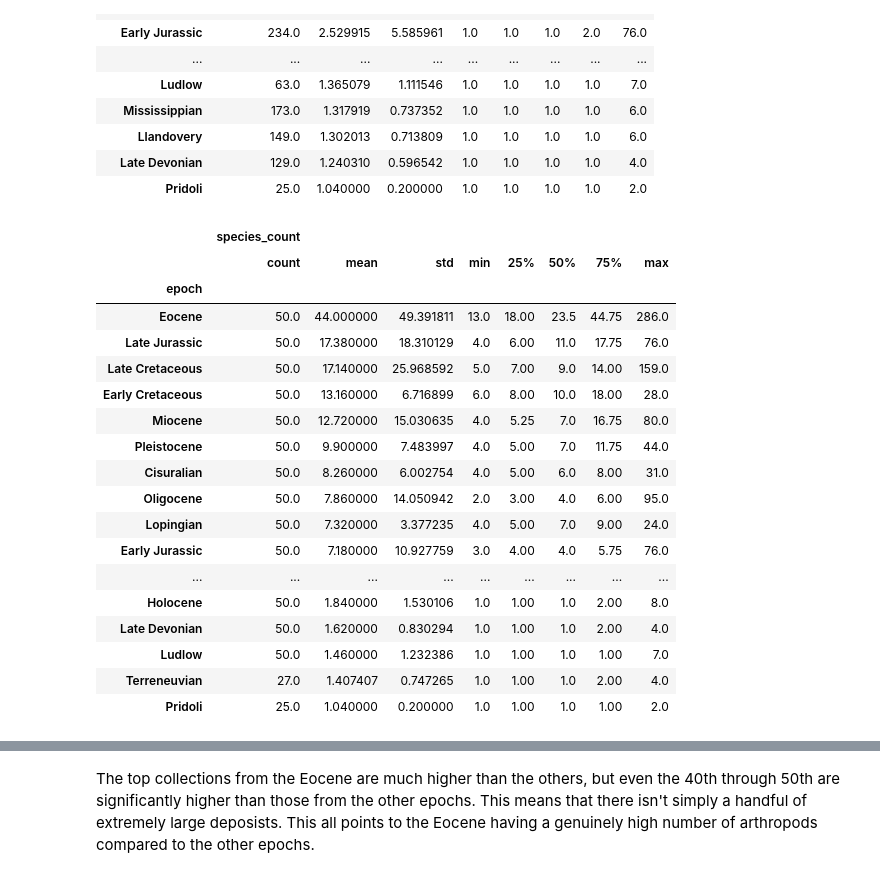
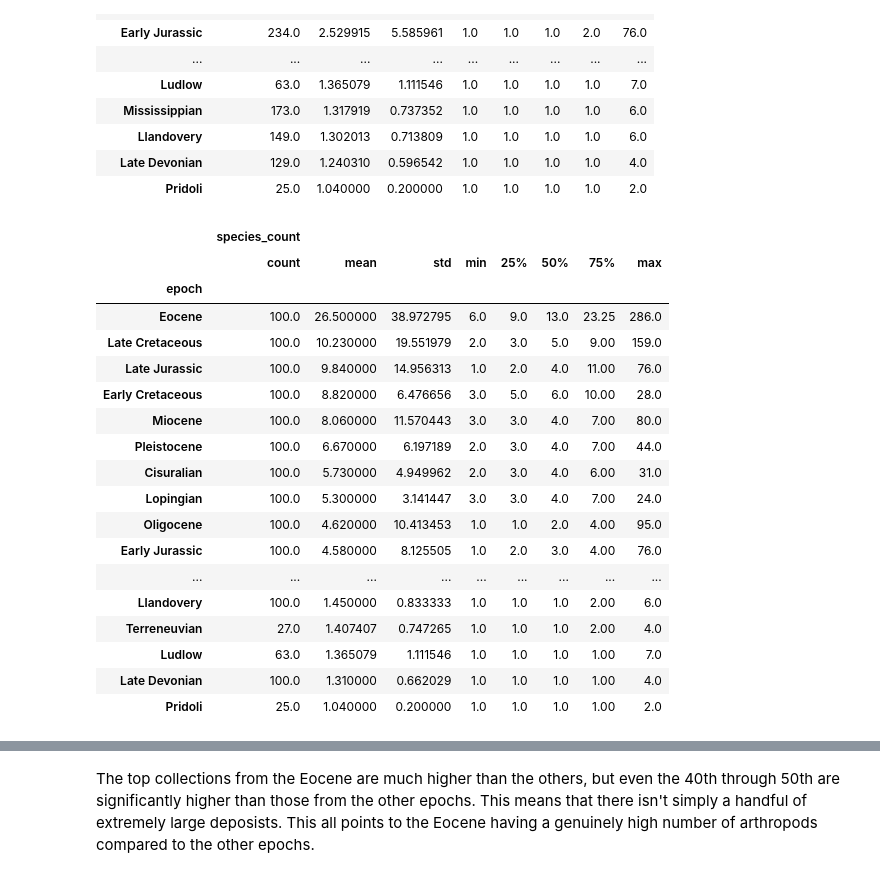
Before and after one commit to Dworlock11/Arthropod-Fossil-Diversity-Analysis, a Jupyter notebook: notebooks/02_analysis.ipynb, the cells around one changed output, grey strips where cells are left out. Drawn from its saved outputs; the diff is of its cells as text; code cells hidden in the pictures.

```diff
--- a/notebooks/02_analysis.ipynb
+++ b/notebooks/02_analysis.ipynb
@@ -550,36 +500,36 @@ coll_stats_per_epoch
 | Late Devonian | 129.0 | 1.240310 | 0.596542 | 1.0 | 1.0 | 1.0 | 1.0 | 4.0 |
 | Pridoli | 25.0 | 1.040000 | 0.200000 | 1.0 | 1.0 | 1.0 | 1.0 | 2.0 |
 # %%
-top_20_coll_stats_per_epoch = (
+top_100_coll_stats_per_epoch = (
     arth_data.groupby(["epoch", "collection_no"])
       .agg(species_count=("accepted_name", "nunique"))
       .sort_values("species_count", ascending=False)
       .groupby("epoch")
-      .head(50)
+      .head(100)
       .groupby("epoch")
       .describe()
       .sort_values(("species_count", "mean"), ascending=False)
 )
 
-top_20_coll_stats_per_epoch
+top_100_coll_stats_per_epoch
 # %% [output]
 |  | species_count |  |  |  |  |  |  |  |
 |  | count | mean | std | min | 25% | 50% | 75% | max |
 | epoch |  |  |  |  |  |  |  |  |
-| Eocene | 50.0 | 44.000000 | 49.391811 | 13.0 | 18.00 | 23.5 | 44.75 | 286.0 |
-| Late Jurassic | 50.0 | 17.380000 | 18.310129 | 4.0 | 6.00 | 11.0 | 17.75 | 76.0 |
-| Late Cretaceous | 50.0 | 17.140000 | 25.968592 | 5.0 | 7.00 | 9.0 | 14.00 | 159.0 |
-| Early Cretaceous | 50.0 | 13.160000 | 6.716899 | 6.0 | 8.00 | 10.0 | 18.00 | 28.0 |
-| Miocene | 50.0 | 12.720000 | 15.030635 | 4.0 | 5.25 | 7.0 | 16.75 | 80.0 |
-| Pleistocene | 50.0 | 9.900000 | 7.483997 | 4.0 | 5.00 | 7.0 | 11.75 | 44.0 |
-| Cisuralian | 50.0 | 8.260000 | 6.002754 | 4.0 | 5.00 | 6.0 | 8.00 | 31.0 |
-| Oligocene | 50.0 | 7.860000 | 14.050942 | 2.0 | 3.00 | 4.0 | 6.00 | 95.0 |
-| Lopingian | 50.0 | 7.320000 | 3.377235 | 4.0 | 5.00 | 7.0 | 9.00 | 24.0 |
-| Early Jurassic | 50.0 | 7.180000 | 10.927759 | 3.0 | 4.00 | 4.0 | 5.75 | 76.0 |
+| Eocene | 100.0 | 26.500000 | 38.972795 | 6.0 | 9.0 | 13.0 | 23.25 | 286.0 |
+| Late Cretaceous | 100.0 | 10.230000 | 19.551979 | 2.0 | 3.0 | 5.0 | 9.00 | 159.0 |
+| Late Jurassic | 100.0 | 9.840000 | 14.956313 | 1.0 | 2.0 | 4.0 | 11.00 | 76.0 |
+| Early Cretaceous | 100.0 | 8.820000 | 6.476656 | 3.0 | 5.0 | 6.0 | 10.00 | 28.0 |
+| Miocene | 100.0 | 8.060000 | 11.570443 | 3.0 | 3.0 | 4.0 | 7.00 | 80.0 |
+| Pleistocene | 100.0 | 6.670000 | 6.197189 | 2.0 | 3.0 | 4.0 | 7.00 | 44.0 |
+| Cisuralian | 100.0 | 5.730000 | 4.949962 | 2.0 | 3.0 | 4.0 | 6.00 | 31.0 |
+| Lopingian | 100.0 | 5.300000 | 3.141447 | 3.0 | 3.0 | 4.0 | 7.00 | 24.0 |
+| Oligocene | 100.0 | 4.620000 | 10.413453 | 1.0 | 1.0 | 2.0 | 4.00 | 95.0 |
+| Early Jurassic | 100.0 | 4.580000 | 8.125505 | 1.0 | 2.0 | 3.0 | 4.00 | 76.0 |
 | ... | ... | ... | ... | ... | ... | ... | ... | ... |
-| Holocene | 50.0 | 1.840000 | 1.530106 | 1.0 | 1.00 | 1.0 | 2.00 | 8.0 |
-| Late Devonian | 50.0 | 1.620000 | 0.830294 | 1.0 | 1.00 | 1.0 | 2.00 | 4.0 |
-| Ludlow | 50.0 | 1.460000 | 1.232386 | 1.0 | 1.00 | 1.0 | 1.00 | 7.0 |
-| Terreneuvian | 27.0 | 1.407407 | 0.747265 | 1.0 | 1.00 | 1.0 | 2.00 | 4.0 |
-| Pridoli | 25.0 | 1.040000 | 0.200000 | 1.0 | 1.00 | 1.0 | 1.00 | 2.0 |
+| Llandovery | 100.0 | 1.450000 | 0.833333 | 1.0 | 1.0 | 1.0 | 2.00 | 6.0 |
+| Terreneuvian | 27.0 | 1.407407 | 0.747265 | 1.0 | 1.0 | 1.0 | 2.00 | 4.0 |
+| Ludlow | 63.0 | 1.365079 | 1.111546 | 1.0 | 1.0 | 1.0 | 1.00 | 7.0 |
+| Late Devonian | 100.0 | 1.310000 | 0.662029 | 1.0 | 1.0 | 1.0 | 1.00 | 4.0 |
+| Pridoli | 25.0 | 1.040000 | 0.200000 | 1.0 | 1.0 | 1.0 | 1.00 | 2.0 |
 # %%
```
Also changed, not shown: parts of 14 cells of this notebook.
